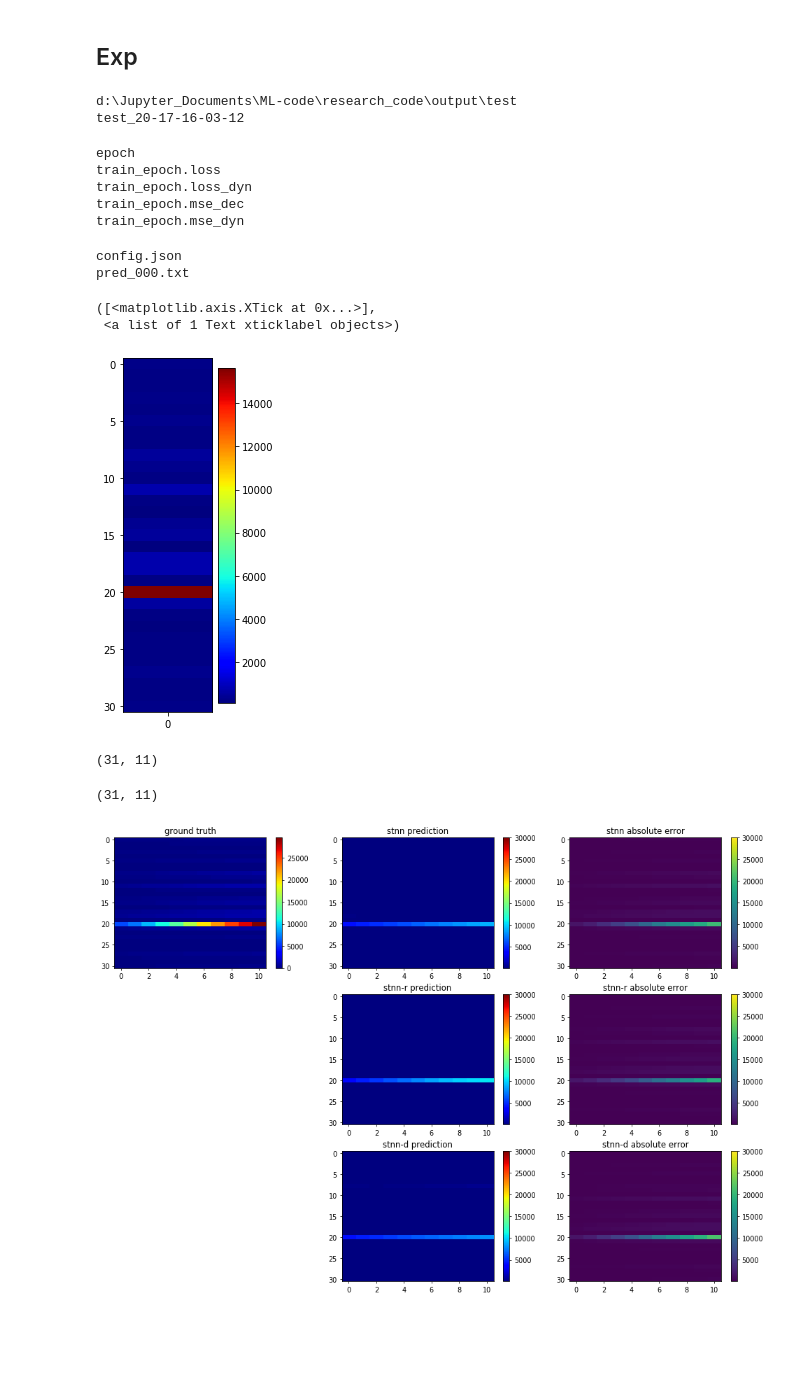
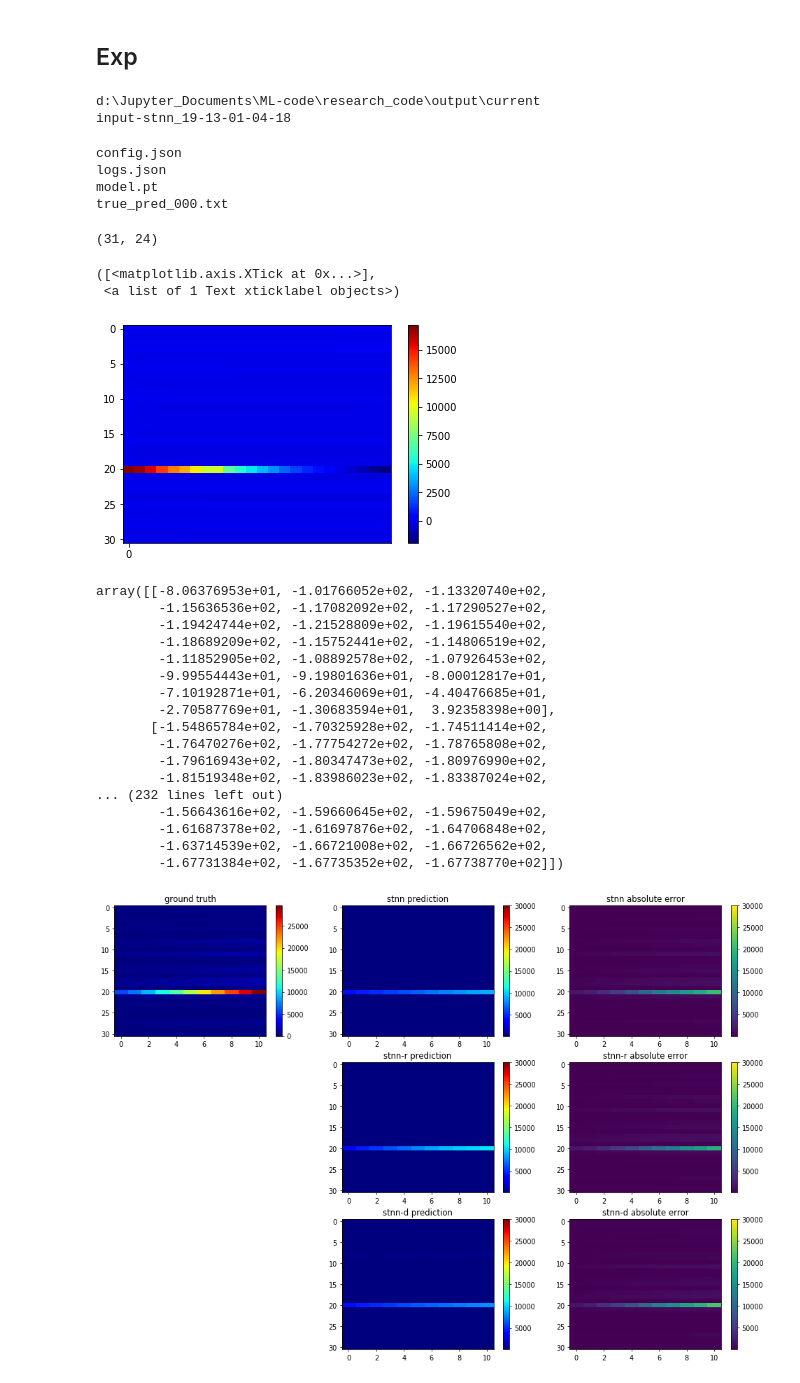
Before and after one commit to wtding1998/RNN_nCov, a Jupyter notebook: test_result.ipynb, the cells around one changed output. Saved outputs shown, nothing was run; the diff lists cells and outputs as text; code cells hidden in the pictures; blank space fills up the shorter version.

```diff
--- a/test_result.ipynb
+++ b/test_result.ipynb
@@ -36,7 +36,7 @@ plt.colorbar()
 # %%
 pred_all = {}
 # %%
-folder = os.path.abspath(os.path.join(os.getcwd(), '..', 'output', 'test'))
+folder = os.path.abspath(os.path.join(os.getcwd(), '..', 'output', 'current'))
 # %%
 result.get_config(os.path.join(folder, 'concat-loss_18-26-01-04-54'))
 # %% [output]
@@ -93,34 +103,52 @@ exp_name = 'test_20-17-16-03-12'
+# %%
+exp_name = 'input-stnn_19-13-01-04-18'
 # %%
 exp = result.Exp(exp_name, folder)
 # %% [output]
-d:\Jupyter_Documents\ML-code\research_code\output\test
-test_20-17-16-03-12
+d:\Jupyter_Documents\ML-code\research_code\output\current
+input-stnn_19-13-01-04-18
-# %%
-for key, item in exp.logs().items():
-    print(key)
-# %% [output]
-epoch
-train_epoch.loss
-train_epoch.loss_dyn
-train_epoch.mse_dec
-train_epoch.mse_dyn
 # %%
-exps_dir['stnn'] = os.path.join(folder, exp_name)
+exps_dir['input_stnn'] = os.path.join(folder, exp_name)
+pred = exp.pred().numpy()
+# %% [output]
+config.json
+logs.json
+model.pt
+true_pred_000.txt
-# %%
-pred_all['stnn'] = exp.pred().numpy().T
-# %% [output]
-config.json
-pred_000.txt
 # %%
 pred = pred.T
+# %%
+pred.shape
+# %% [output]
+(31, 24)
 # %%
-plt.figure(figsize=(2,6.5))
-plt.imshow(pred, aspect='auto', cmap='jet')
+plt.figure()
+plt.imshow(test_data-pred, aspect='auto', cmap='jet')
 plt.colorbar()
-my_x_ticks = np.arange(0, 1, 1)
+my_x_ticks = numpy.arange(0, 1, 1)
 plt.xticks(my_x_ticks)
 # %% [output]
 ([<matplotlib.axis.XTick at 0x...>],
  <a list of 1 Text xticklabel objects>)
-[figure, old version]
+[figure, new version]
+# %%
+test_data-pred
+# %% [output]
+array([[-8.06376953e+01, -1.01766052e+02, -1.13320740e+02,
+        -1.15636536e+02, -1.17082092e+02, -1.17290527e+02,
+        -1.19424744e+02, -1.21528809e+02, -1.19615540e+02,
+        -1.18689209e+02, -1.15752441e+02, -1.14806519e+02,
+        -1.11852905e+02, -1.08892578e+02, -1.07926453e+02,
+        -9.99554443e+01, -9.19801636e+01, -8.00012817e+01,
+        -7.10192871e+01, -6.20346069e+01, -4.40476685e+01,
+        -2.70587769e+01, -1.30683594e+01,  3.92358398e+00],
+       [-1.54865784e+02, -1.70325928e+02, -1.74511414e+02,
+        -1.76470276e+02, -1.77754272e+02, -1.78765808e+02,
+        -1.79616943e+02, -1.80347473e+02, -1.80976990e+02,
+        -1.81519348e+02, -1.83986023e+02, -1.83387024e+02,
+... (232 lines left out)
+        -1.56643616e+02, -1.59660645e+02, -1.59675049e+02,
+        -1.61687378e+02, -1.61697876e+02, -1.64706848e+02,
+        -1.63714539e+02, -1.66721008e+02, -1.66726562e+02,
+        -1.67731384e+02, -1.67735352e+02, -1.67738770e+02]])
 # %%
@@ -128,11 +157,3 @@ test_data = data[15:].squeeze().numpy().T
-# %%
-test_data.shape
-# %% [output]
-(31, 11)
-# %%
-pred_all['stnn-d'].shape
-# %% [output]
-(31, 11)
 # %%
 plt.figure('Results', figsize=(17, 12), dpi=70)
 
```
Also changed, not shown: parts of 4 cells of this notebook, 5 other files.
